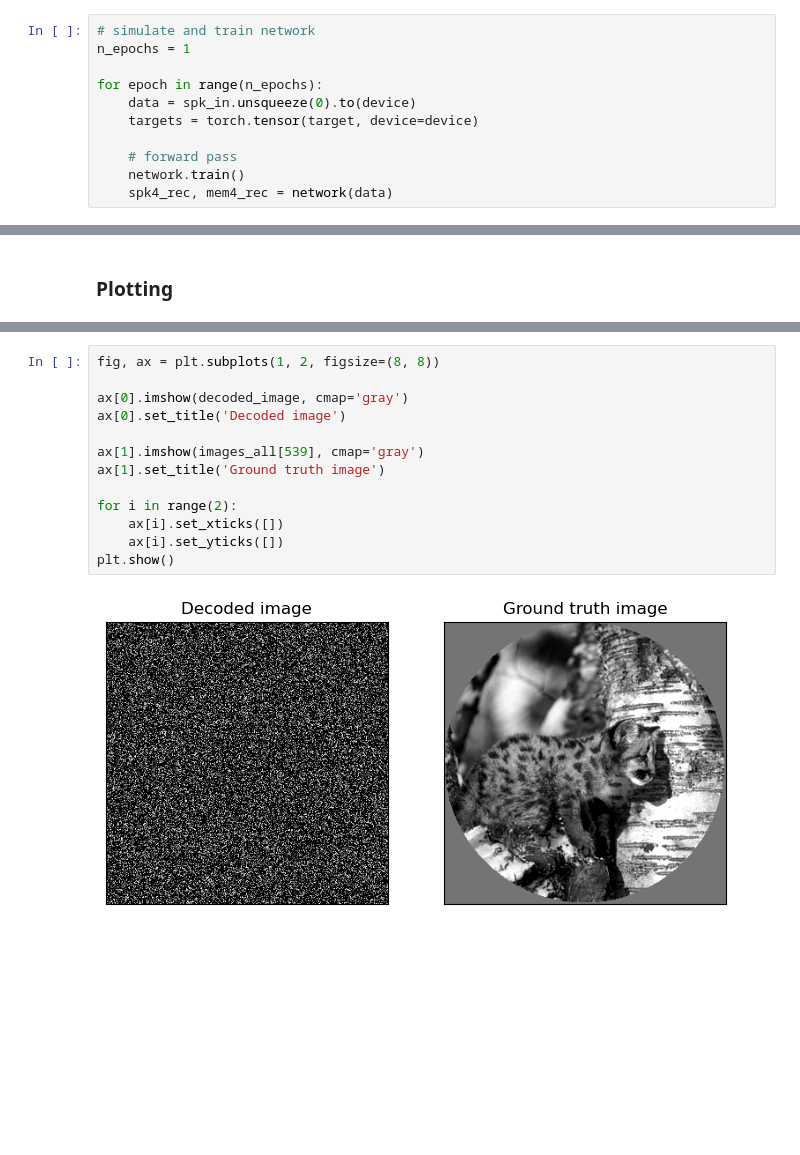
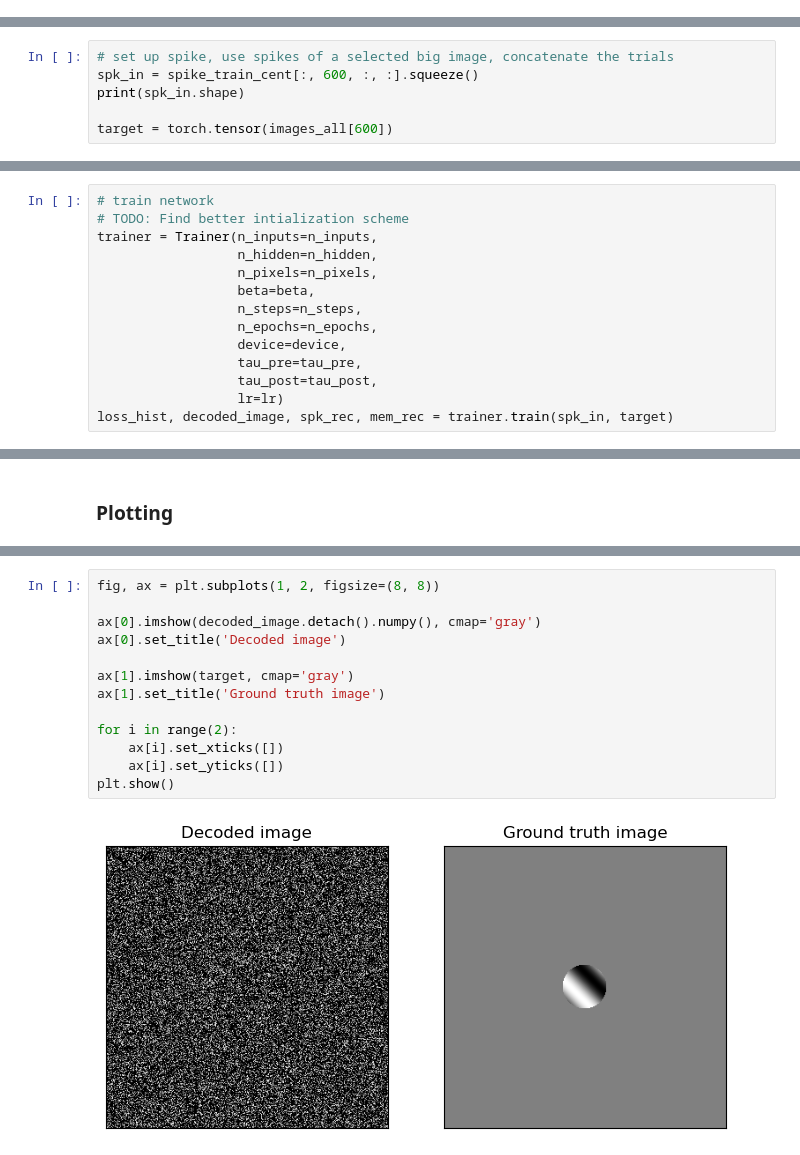
Before and after one commit to nguyen-td/snn-decoding, a Jupyter notebook: main.ipynb, the cells around one changed output, grey strips where cells are left out. Saved outputs shown, nothing was run; the diff lists cells and outputs as text; blank space fills up the shorter version.

```diff
--- a/main.ipynb
+++ b/main.ipynb
@@ -105,11 +78,0 @@ SNN(
-# %%
-# simulate and train network
-n_epochs = 1
-
-for epoch in range(n_epochs):
-    data = spk_in.unsqueeze(0).to(device)
-    targets = torch.tensor(target, device=device)
-
-    # forward pass
-    network.train()
-    spk4_rec, mem4_rec = network(data)
@@ -118,0 +79,6 @@ decoded_image = (spk4_rec.sum(dim=0).reshape(images_all[0].shape) / n_iterations
+# %%
+# set up spike, use spikes of a selected big image, concatenate the trials
+spk_in = spike_train_cent[:, 600, :, :].squeeze()
+print(spk_in.shape)
+
+target = torch.tensor(images_all[600])
@@ -118,0 +87,14 @@ decoded_image = (spk4_rec.sum(dim=0).reshape(images_all[0].shape) / n_iterations
+# %%
+# train network
+# TODO: Find better intialization scheme
+trainer = Trainer(n_inputs=n_inputs,
+                  n_hidden=n_hidden,
+                  n_pixels=n_pixels,
+                  beta=beta,
+                  n_steps=n_steps,
+                  n_epochs=n_epochs,
+                  device=device,
+                  tau_pre=tau_pre,
+                  tau_post=tau_post,
+                  lr=lr)
+loss_hist, decoded_image, spk_rec, mem_rec = trainer.train(spk_in, target)
@@ -121,16 +129,16 @@ decoded_image = (spk4_rec.sum(dim=0).reshape(images_all[0].shape) / n_iterations
 # %%
 fig, ax = plt.subplots(1, 2, figsize=(8, 8))
 
-ax[0].imshow(decoded_image, cmap='gray')
+ax[0].imshow(decoded_image.detach().numpy(), cmap='gray')
 ax[0].set_title('Decoded image')
 
-ax[1].imshow(images_all[539], cmap='gray')
+ax[1].imshow(target, cmap='gray')
 ax[1].set_title('Ground truth image')
 
 for i in range(2):
     ax[i].set_xticks([])
     ax[i].set_yticks([])
 plt.show()
 # %% [output]
-[figure, old version]
+[figure, new version]
 # %%
```
Also changed, not shown: parts of 12 cells of this notebook, 3 other files.
